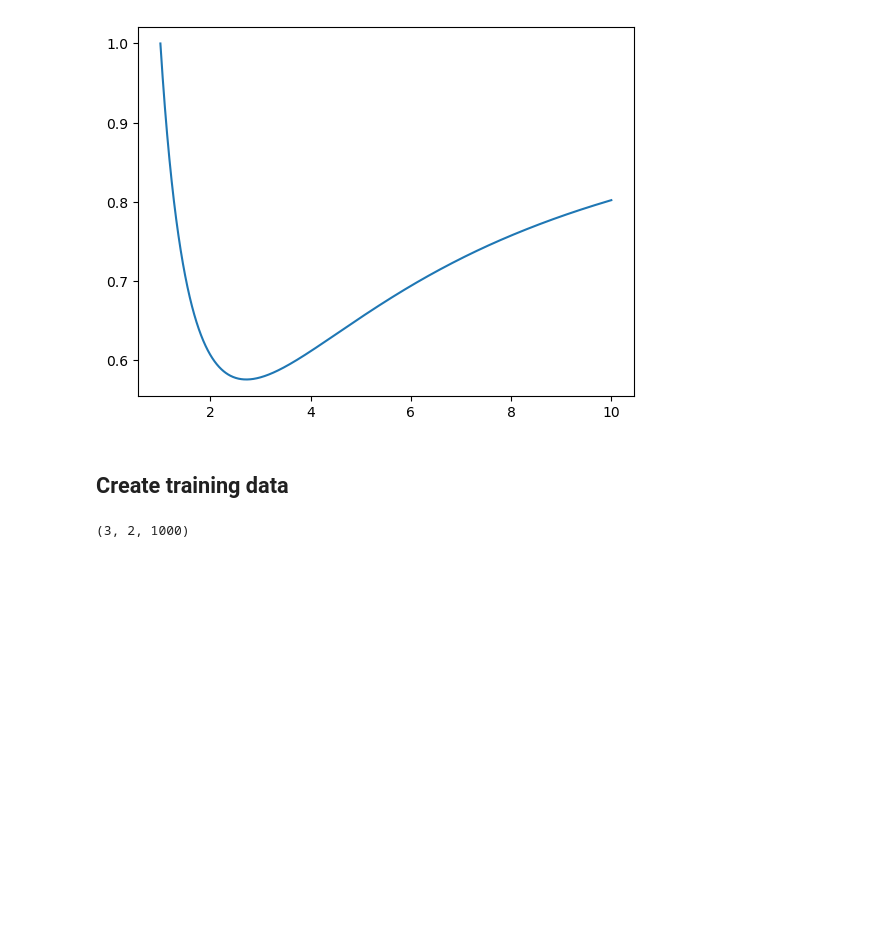
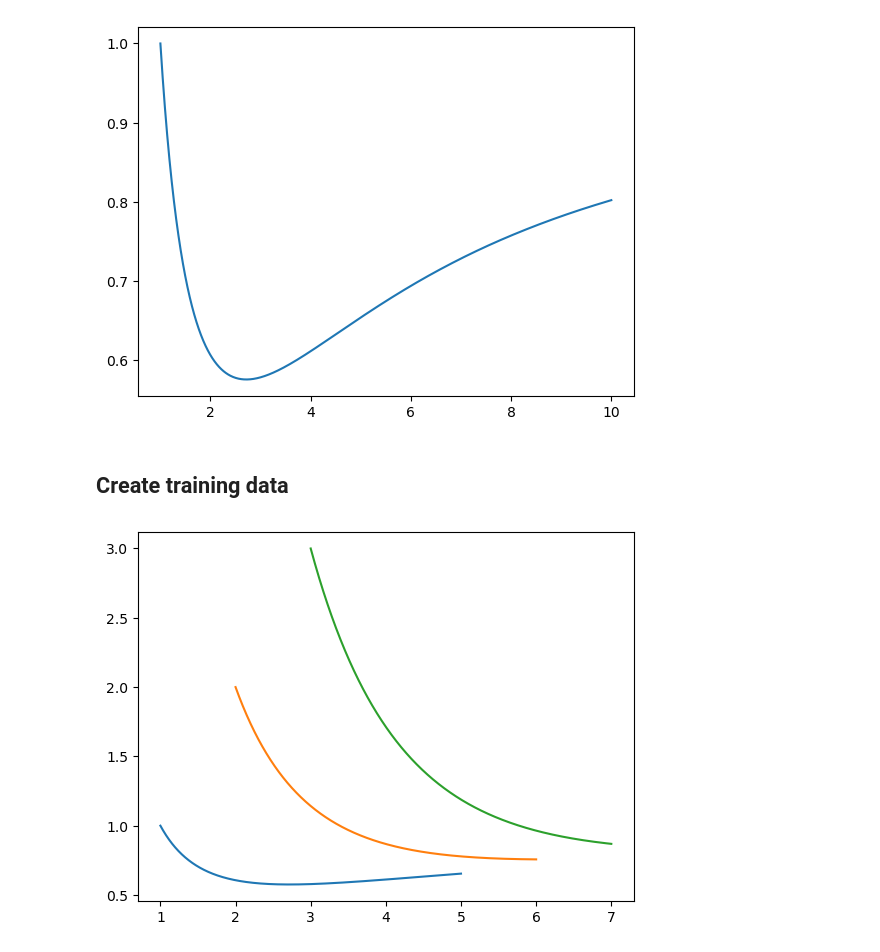
Before and after one commit to RuneRost/RadiativeTransfer, a Jupyter notebook: RTE_sphercial_symmetry.ipynb, the cells around one changed output. Cells and saved outputs as stored; diff of their text form; code cells hidden in the pictures; blank space fills up the shorter version.

Commit message:
added plot to show results

```diff
--- a/RTE_sphercial_symmetry.ipynb
+++ b/RTE_sphercial_symmetry.ipynb
@@ -155,6 +154,9 @@ r0s = jnp.array([1.0, 2.0, 3.0])
 r1s = jnp.array([5.0, 6.0, 7.0])
 I0s = jnp.array([1.0, 2.0, 3.0])
 
-create_data_spherical_symmetry(r0s, r1s, I0s, 0.1, absorption, emission).shape
+training_data = create_data_spherical_symmetry(r0s, r1s, I0s, 0.1, absorption, emission)
-# %% [output]
-(3, 2, 1000)
+# %%
+for i in range(len(training_data)):
+    plt.plot(training_data[i][0], training_data[i][1])
+# %% [output]
+[figure, added]
```
Also changed, not shown: parts of 1 cell of this notebook.
